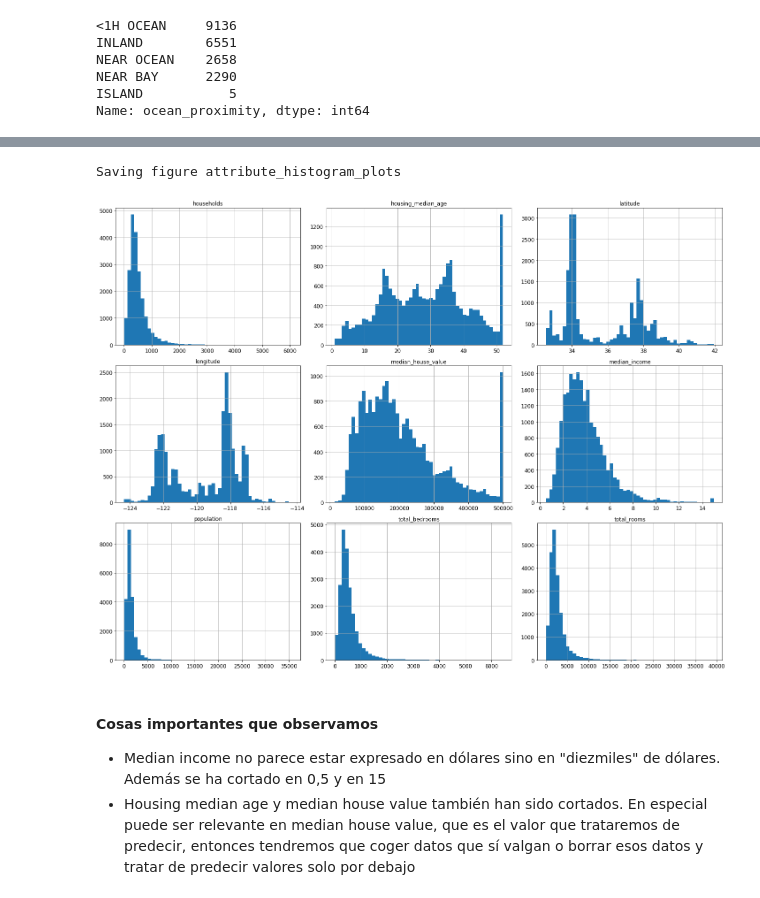
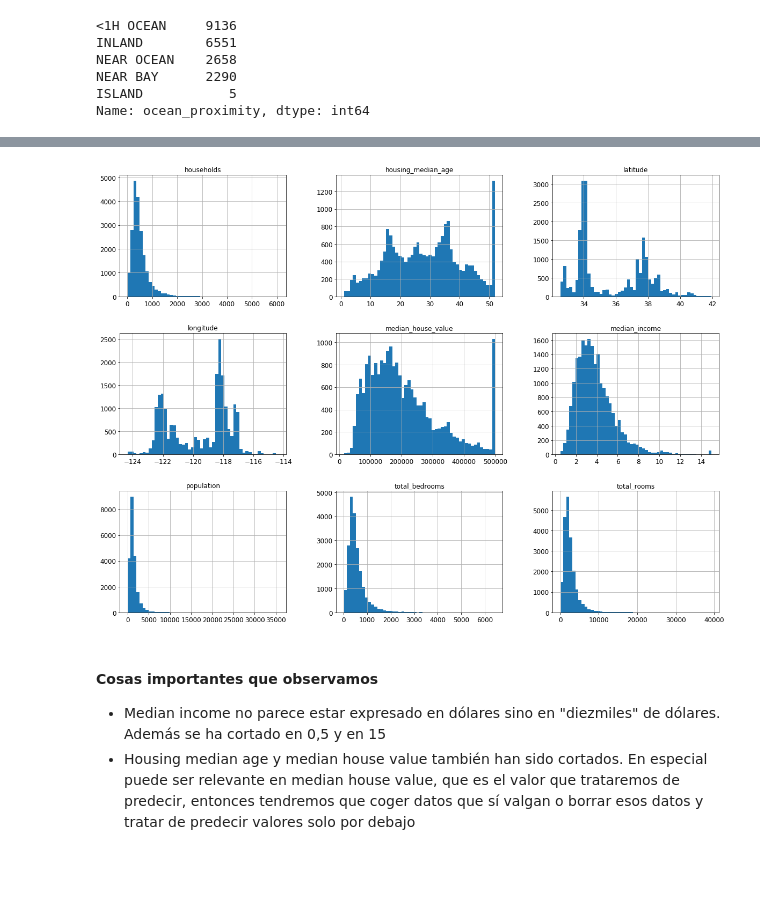
Before and after one commit to amujica/Machine-Learning, a Jupyter notebook: Project - Predict House Prices.ipynb, the cells around one changed output, grey strips where cells are left out. Saved outputs shown, nothing was run; the diff lists cells and outputs as text; code cells hidden in the pictures; blank space fills up the shorter version.

```diff
--- a/Project - Predict House Prices.ipynb
+++ b/Project - Predict House Prices.ipynb
@@ -120,11 +120,9 @@ housing.describe() #Nos da media, desviación, máximo... de los valores numéri
 # %%
 %matplotlib inline
 housing.hist(bins=50, figsize=(20,15)) #Un histograma es lo mismo que la distribución
-save_fig("attribute_histogram_plots")
 plt.show()
 # %% [output]
-Saving figure attribute_histogram_plots
-[figure, old version]
+[figure, new version]
 # %% [markdown]
 #### Cosas importantes que observamos
 - Median income no parece estar expresado en dólares sino en "diezmiles" de dólares. Además se ha cortado en 0,5 y en 15
```
Also changed, not shown: parts of 36 cells of this notebook, 5 other files.
